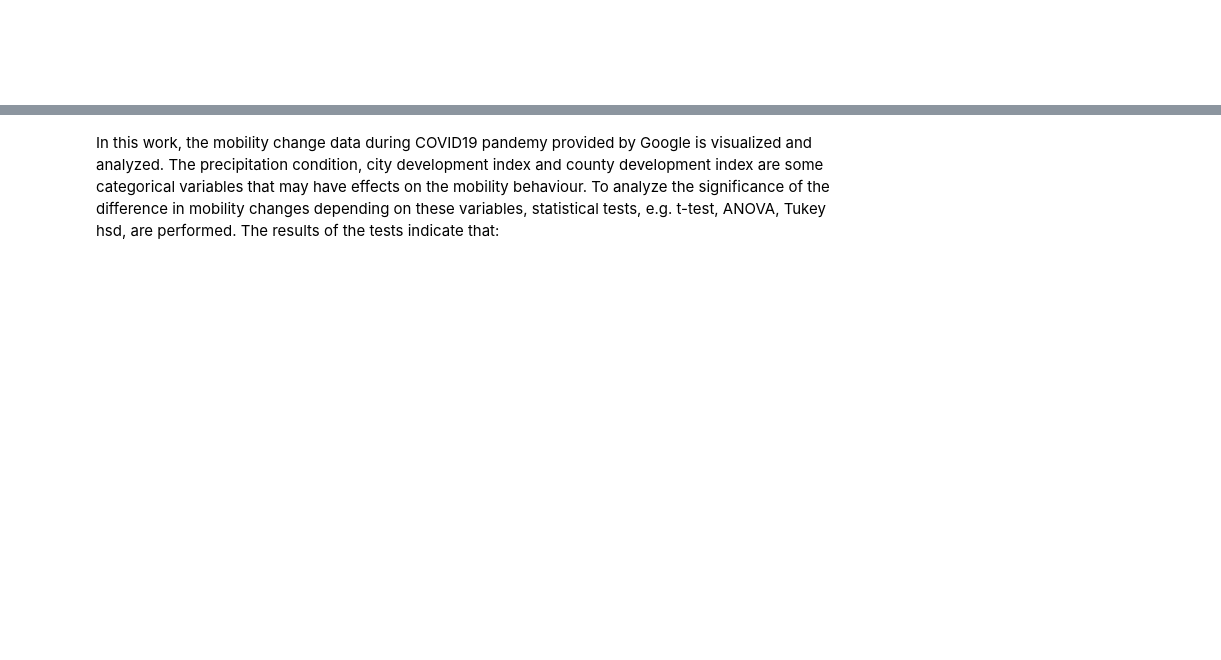
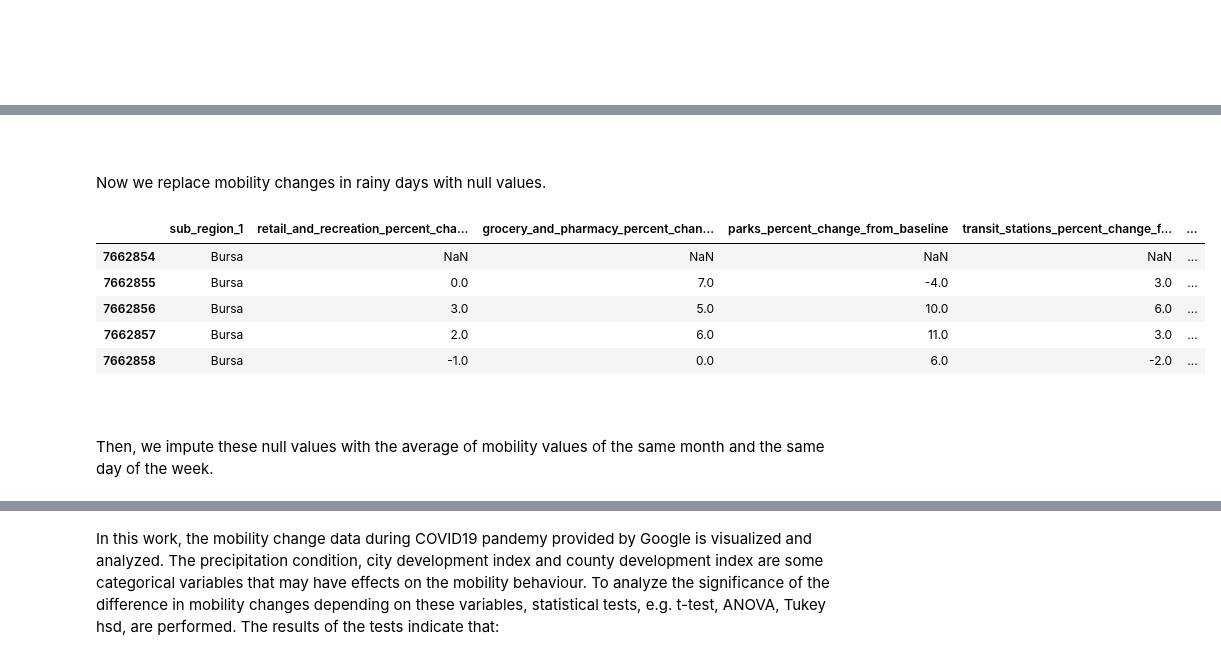
Before and after one commit to DrFarukAydin/data-science-portfolio, a Jupyter notebook: statistical-analysis/mobility-statistical-tests.ipynb, the cells around one changed output, grey strips where cells are left out. Drawn from its saved outputs; the diff is of its cells as text; code cells hidden in the pictures; blank space fills up the shorter version.

```diff
--- a/statistical-analysis/mobility-statistical-tests.ipynb
+++ b/statistical-analysis/mobility-statistical-tests.ipynb
@@ -548,0 +575,2 @@ Based on the result of Dunn Test, we can conclude that we reject the null hypoth
+# %%
+df_temp["day_of_week"] = df_temp["date"].dt.weekday
@@ -548,0 +583,2 @@ Based on the result of Dunn Test, we can conclude that we reject the null hypoth
+# %%
+df_temp = df_temp[df_temp["sub_region_1"] == "Bursa"]
@@ -548,0 +591,2 @@ Based on the result of Dunn Test, we can conclude that we reject the null hypoth
+# %%
+indices_rainy = df_temp[df_temp["rain"] == "Rainy"].index
@@ -548,0 +595,20 @@ Based on the result of Dunn Test, we can conclude that we reject the null hypoth
+# %% [markdown]
+<br>
+# %% [markdown]
+Now we replace mobility changes in rainy days with null values.
+# %%
+for i in mobility_cols:
+    df_temp.loc[indices_rainy, i] = np.nan
+# %%
+df_temp.head()
+# %% [output]
+|  | sub_region_1 | retail_and_recreation_percent_cha... | grocery_and_pharmacy_percent_chan... | parks_percent_change_from_baseline | transit_stations_percent_change_f... | ... |
+| 7662854 | Bursa | NaN | NaN | NaN | NaN | ... |
+| 7662855 | Bursa | 0.0 | 7.0 | -4.0 | 3.0 | ... |
+| 7662856 | Bursa | 3.0 | 5.0 | 10.0 | 6.0 | ... |
+| 7662857 | Bursa | 2.0 | 6.0 | 11.0 | 3.0 | ... |
+| 7662858 | Bursa | -1.0 | 0.0 | 6.0 | -2.0 | ... |
+# %% [markdown]
+<br>
+# %% [markdown]
+Then, we impute these null values with the average of mobility values of the same month and the same day of the week.
```
Also changed, not shown: parts of 40 cells of this notebook.
